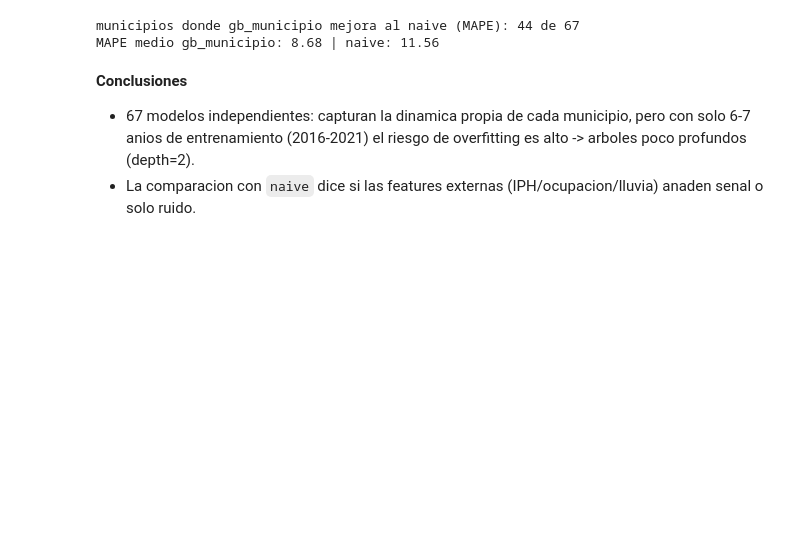
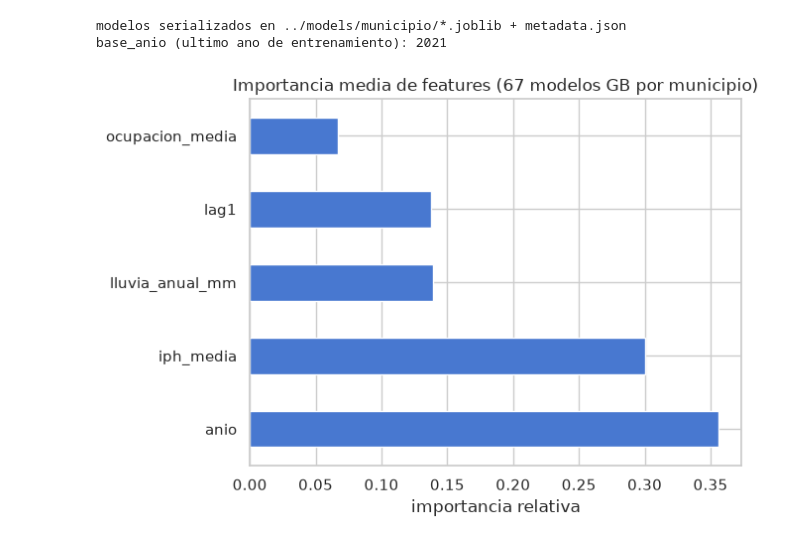
Before and after one commit to Luisbp27/pladi, a Jupyter notebook: notebooks/11_modelo_municipio.ipynb, the cells around one changed output. Drawn from its saved outputs; the diff is of its cells as text; code cells hidden in the pictures; blank space fills up the shorter version.

```diff
--- a/notebooks/11_modelo_municipio.ipynb
+++ b/notebooks/11_modelo_municipio.ipynb
@@ -90,0 +27,9 @@ shape: (8, 10)
+# %%
+import joblib
+
+panel = pl.read_parquet(DATA / "panel_features.parquet")
+meta = json.loads((DATA / "panel_metadata.json").read_text())
+FEATURES = meta["features"]
+TEST_START = meta["test_start"]
+print("FEATURES:", FEATURES)
+panel.head(5)
@@ -109,7 +58,6 @@ def particiones(g):
 from sklearn.ensemble import GradientBoostingRegressor
 
 def predict_recursivo(model, train_df, test_df):
-    """Predice test anio a anio actualizando lag1 con la prediccion (sin fuga de datos)."""
     hist = train_df.sort("anio")
     if hist.height < 2:
         return [float(hist["consumo_hm3"].mean())] * test_df.height
@@ -123,20 +71,25 @@ def predict_recursivo(model, train_df, test_df):
         last = p
     return preds
 # %%
-# ── Entrenar 67 modelos (uno por municipio) y evaluar
+# ── Entrenar 67 modelos y evaluar ────────────────────────────────────────────
 filas = []
+modelos = {}
 skipped = []
+(MODELS / "municipio").mkdir(exist_ok=True)
+
 for cod_t, g in panel.partition_by("cod_municipio", as_dict=True).items():
     cod = int(cod_t[0])
-    train, test = particiones(g)
-    train = train.drop_nulls(subset=["lag1"])  # 2015 no tiene lag1
+    train = g.filter((pl.col("anio") < TEST_START) & pl.col("lag1").is_not_null())
+    test = g.filter(pl.col("anio") >= TEST_START)
     if train.height < 4:
         skipped.append(cod)
         pred = [float(train["consumo_hm3"].mean())] * test.height
     else:
-        model = GradientBoostingRegressor(n_estimators=100, learning_rate=0.05, max_depth=2, random_state=42)
-        model.fit(train.select(FEATURES).to_numpy(), train["consumo_hm3"].to_numpy())
-        pred = predict_recursivo(model, train, test)
+        m = GradientBoostingRegressor(n_estimators=100, learning_rate=0.05, max_depth=2, random_state=42)
+        m.fit(train.select(FEATURES).to_numpy(), train["consumo_hm3"].to_numpy())
+        modelos[cod] = m
+        joblib.dump(m, MODELS / "municipio" / f"{cod}.joblib")
+        pred = predict_recursivo(m, train, test)
     filas.append({"modelo": "gb_municipio", "cod_municipio": cod,
                   **metricas(test["consumo_hm3"].to_list(), pred)})
 
@@ -144,6 +97,5 @@ print("municipios con train < 4 filas (media historica):", skipped)
 res = pd.DataFrame(filas)
 res.to_csv(RESULTS / "11_modelo_municipio_metrics.csv", index=False)
 print(res[["mae", "mape", "rmse", "r2"]].mean().round(3))
-print(res[["mae", "mape", "rmse", "r2"]].median().round(3))
 # %% [output]
 municipios con train < 4 filas (media historica): []
@@ -160,15 +107,29 @@ dtype: float64
-# %%
-# ── Comparacion con el mejor baseline (naive)
-base = pd.read_csv(RESULTS / "10_baseline_metrics.csv")
-naive = base[base["modelo"] == "naive"][["cod_municipio", "mape"]].rename(columns={"mape": "mape_naive"})
-cmp = res.merge(naive, on="cod_municipio")
-print("municipios donde gb_municipio mejora al naive (MAPE):", (cmp["mape"] < cmp["mape_naive"]).sum(), "de", cmp.shape[0])
-print("MAPE medio gb_municipio:", round(cmp["mape"].mean(), 2), "| naive:", round(cmp["mape_naive"].mean(), 2))
-# %% [output]
-municipios donde gb_municipio mejora al naive (MAPE): 44 de 67
-MAPE medio gb_municipio: 8.68 | naive: 11.56
-# %% [markdown]
-**Conclusiones**
-
-- 67 modelos independientes: capturan la dinamica propia de cada municipio, pero con solo 6-7 anios de entrenamiento (2016-2021) el riesgo de overfitting es alto -> arboles poco profundos (depth=2).
-- La comparacion con `naive` dice si las features externas (IPH/ocupacion/lluvia) anaden senal o solo ruido.
+# %%
+# ── Serializar metadata (para la API de /simulacion) ─────────────────────────
+base_anio = int(panel.filter(pl.col("anio") < TEST_START)["anio"].max())
+metadata_modelo = {
+    "modelo": "GradientBoostingRegressor",
+    "params": {"n_estimators": 100, "learning_rate": 0.05, "max_depth": 2, "random_state": 42},
+    "features": FEATURES,
+    "target": "consumo_hm3",
+    "base_anio": base_anio,
+    "test_start": TEST_START,
+    "n_modelos": len(modelos),
+    "mape_por_municipio": {str(k): round(float(v), 2) for k, v in res.set_index("cod_municipio")["mape"].to_dict().items()},
+    "nota": "prediccion recursiva: lag1 se actualiza con la prediccion del anio anterior",
+}
+(MODELS / "metadata.json").write_text(json.dumps(metadata_modelo, ensure_ascii=False, indent=2))
+print("modelos serializados en ../models/municipio/*.joblib + metadata.json")
+print("base_anio (ultimo ano de entrenamiento):", base_anio)
+# %% [output]
+modelos serializados en ../models/municipio/*.joblib + metadata.json
+base_anio (ultimo ano de entrenamiento): 2021
+# %%
+# ── Importancia de variables (media de los 67 modelos) ───────────────────────
+imps = pd.DataFrame({str(cod): m.feature_importances_ for cod, m in modelos.items()}, index=FEATURES).T
+imps.mean().sort_values(ascending=False).plot(kind="barh")
+plt.title("Importancia media de features (67 modelos GB por municipio)")
+plt.xlabel("importancia relativa")
+plt.show()
+# %% [output]
+[figure, added]
```
Also changed, not shown: parts of 9 cells of this notebook, 15 other files.
